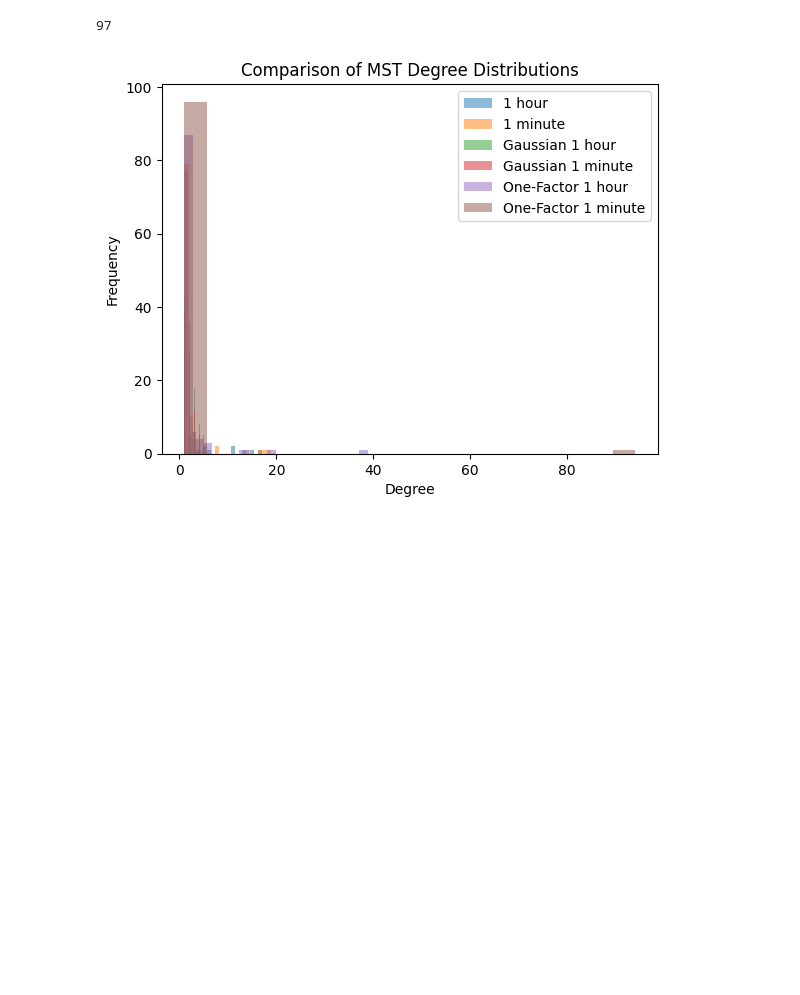
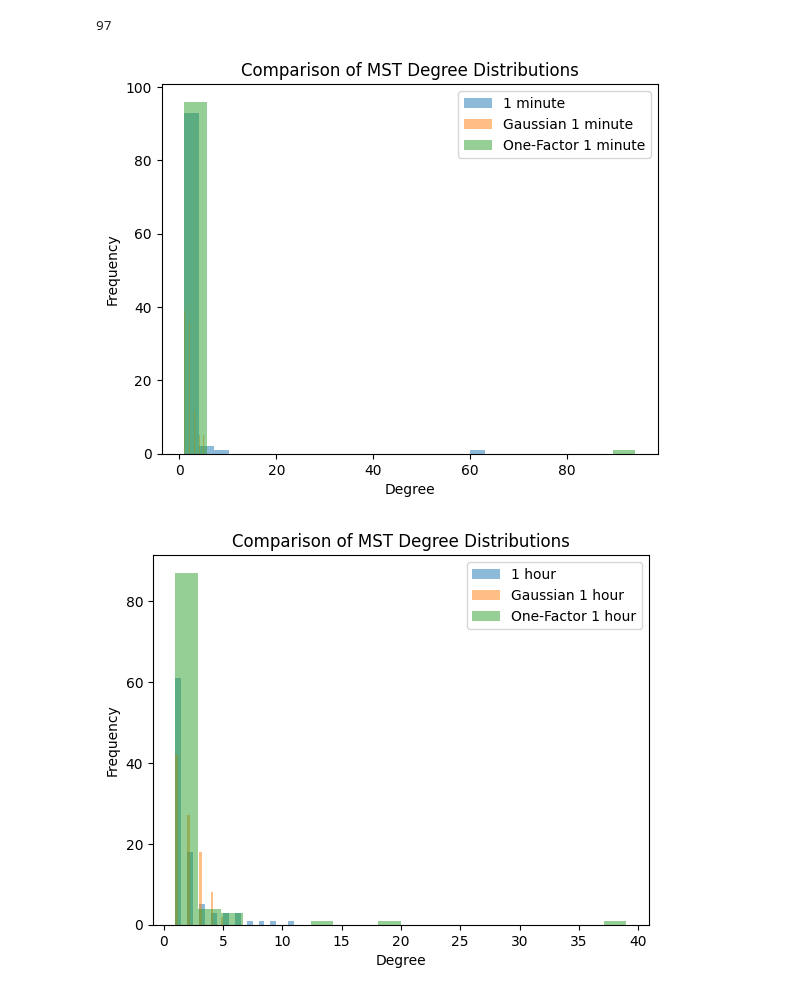
Before and after one commit to HuberNicolas/network-science-uzh, a Jupyter notebook: assignment-3/Assignment_03.ipynb, the cells around one changed output. Saved outputs shown, nothing was run; the diff lists cells and outputs as text; code cells hidden in the pictures; blank space fills up the shorter version.

```diff
--- a/assignment-3/Assignment_03.ipynb
+++ b/assignment-3/Assignment_03.ipynb
@@ -589,11 +461,8 @@ def plot_degree_distribution(degree_distribution, label):
     plt.hist(list(degree_distribution.values()), bins=20, alpha=0.5, label=label)
 
 # Plot the degree distributions
-plot_degree_distribution(degree_distribution_1h, '1 hour')
 plot_degree_distribution(degree_distribution_1m, '1 minute')
-plot_degree_distribution(degree_distribution_gaussian_1h, 'Gaussian 1 hour')
 plot_degree_distribution(degree_distribution_gaussian_1m, 'Gaussian 1 minute')
-plot_degree_distribution(degree_distribution_onefactor_1h, 'One-Factor 1 hour')
 plot_degree_distribution(degree_distribution_onefactor_1m, 'One-Factor 1 minute')
 
 # Add labels and legend
@@ -603,7 +472,25 @@ plt.ylabel('Frequency')
 plt.title('Comparison of MST Degree Distributions')
 plt.show()
 # %% [output]
-[figure, old version]
+[figure, new version]
+# %%
+
+def plot_degree_distribution(degree_distribution, label):
+    plt.hist(list(degree_distribution.values()), bins=20, alpha=0.5, label=label)
+
+# Plot the degree distributions
+plot_degree_distribution(degree_distribution_1h, '1 hour')
+plot_degree_distribution(degree_distribution_gaussian_1h, 'Gaussian 1 hour')
+plot_degree_distribution(degree_distribution_onefactor_1h, 'One-Factor 1 hour')
+
+# Add labels and legend
+plt.legend()
+plt.xlabel('Degree')
+plt.ylabel('Frequency')
+plt.title('Comparison of MST Degree Distributions')
+plt.show()
+# %% [output]
+[figure, added]
 # %%
 print(dict(sorted(degree_distribution_1h.items(), key=lambda item: item[1], reverse=True)))
 print(dict(sorted(degree_distribution_1m.items(), key=lambda item: item[1], reverse=True)))
```
Also changed, not shown: parts of 23 cells of this notebook.
